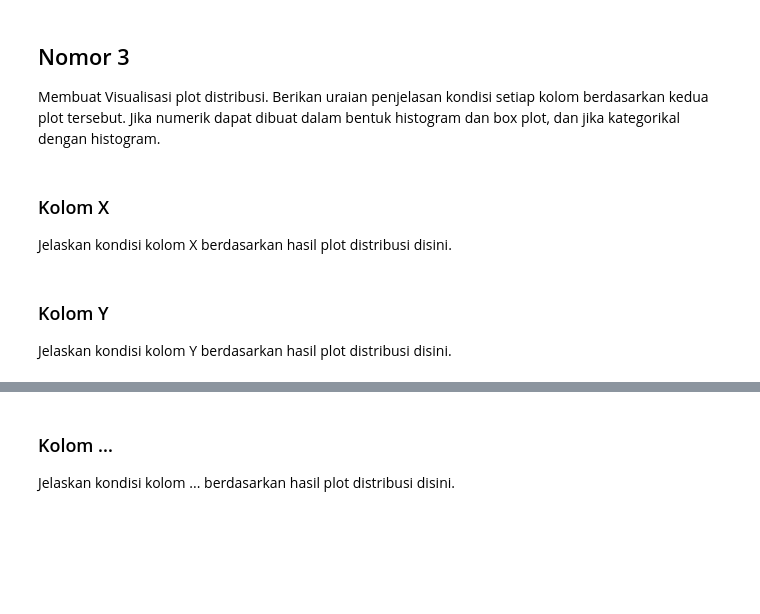
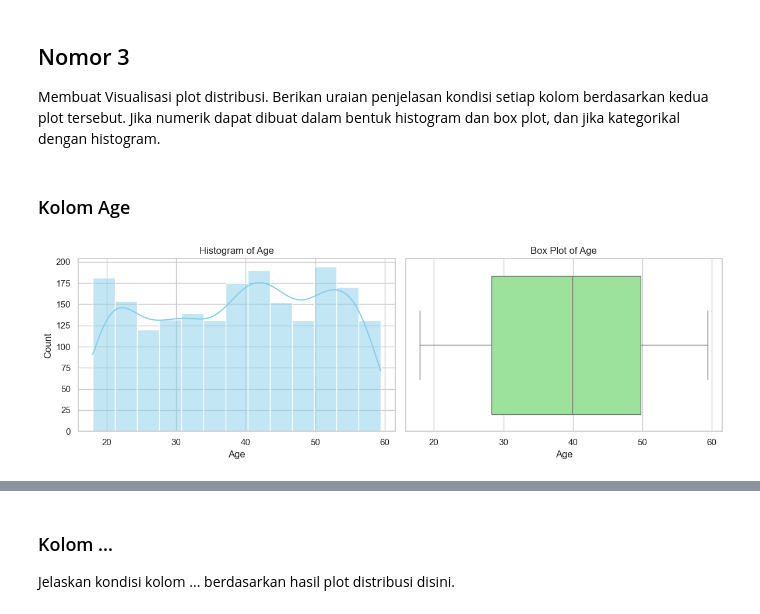
Before and after one commit to hafizhperdana/TugasBesarProbstat, a Jupyter notebook: JMK_13524025_13524070.ipynb, the cells around one changed output, grey strips where cells are left out. Cells and saved outputs as stored; diff of their text form; code cells hidden in the pictures; blank space fills up the shorter version.

Commit message:
refactor: answer for general question number 3

```diff
--- a/JMK_13524025_13524070.ipynb
+++ b/JMK_13524025_13524070.ipynb
@@ -323,7 +347,3 @@ Jelaskan metode yang Anda gunakan untuk menangani outlier pada bagian ini, beser
 # %% [markdown]
 ## Nomor 3
 Membuat Visualisasi plot distribusi. Berikan uraian penjelasan kondisi setiap kolom berdasarkan kedua plot tersebut. Jika numerik dapat dibuat dalam bentuk histogram dan box plot, dan jika kategorikal dengan histogram.
-# %% [markdown]
-### Kolom X
-
-Jelaskan kondisi kolom X berdasarkan hasil plot distribusi disini.
@@ -332,4 +349,0 @@ Jelaskan kondisi kolom X berdasarkan hasil plot distribusi disini.
-# %% [markdown]
-### Kolom Y
-
-Jelaskan kondisi kolom Y berdasarkan hasil plot distribusi disini.
@@ -337,0 +350,41 @@ Jelaskan kondisi kolom Y berdasarkan hasil plot distribusi disini.
+# %% [markdown]
+### Kolom Age
+# %%
+df = pd.read_csv('Life-Style.csv')
+
+sns.set(style="whitegrid")
+
+numerical_cols = df.select_dtypes(include=[np.number]).columns
+categorical_cols = df.select_dtypes(include=['object', 'category']).columns
+
+def plot_numerical(col_name):
+    fig, axes = plt.subplots(1, 2, figsize=(12, 4))
+
+    # Histogram
+    sns.histplot(df[col_name], kde=True, ax=axes[0], color='skyblue')
+    axes[0].set_title(f'Histogram of {col_name}')
+
+    # Boxplot
+    sns.boxplot(x=df[col_name], ax=axes[1], color='lightgreen')
+    axes[1].set_title(f'Box Plot of {col_name}')
+
+    plt.tight_layout()
+    #plt.savefig(f'{col_name}_plot.png')
+    plt.show()
+
+def plot_categorical(col_name):
+    plt.figure(figsize=(8, 4))
+
+    # Countplot (Histogram for categorical)
+    sns.countplot(x=df[col_name], palette='pastel')
+    plt.title(f'Distribution of {col_name}')
+    plt.xticks(rotation=45)
+
+    plt.tight_layout()
+    #plt.savefig(f'{col_name}_plot.png')
+    plt.show()
+
+#for col in numerical_cols:
+plot_numerical(numerical_cols[0])
+# %% [output]
+[figure, added]
```
Also changed, not shown: parts of 26 cells of this notebook.
